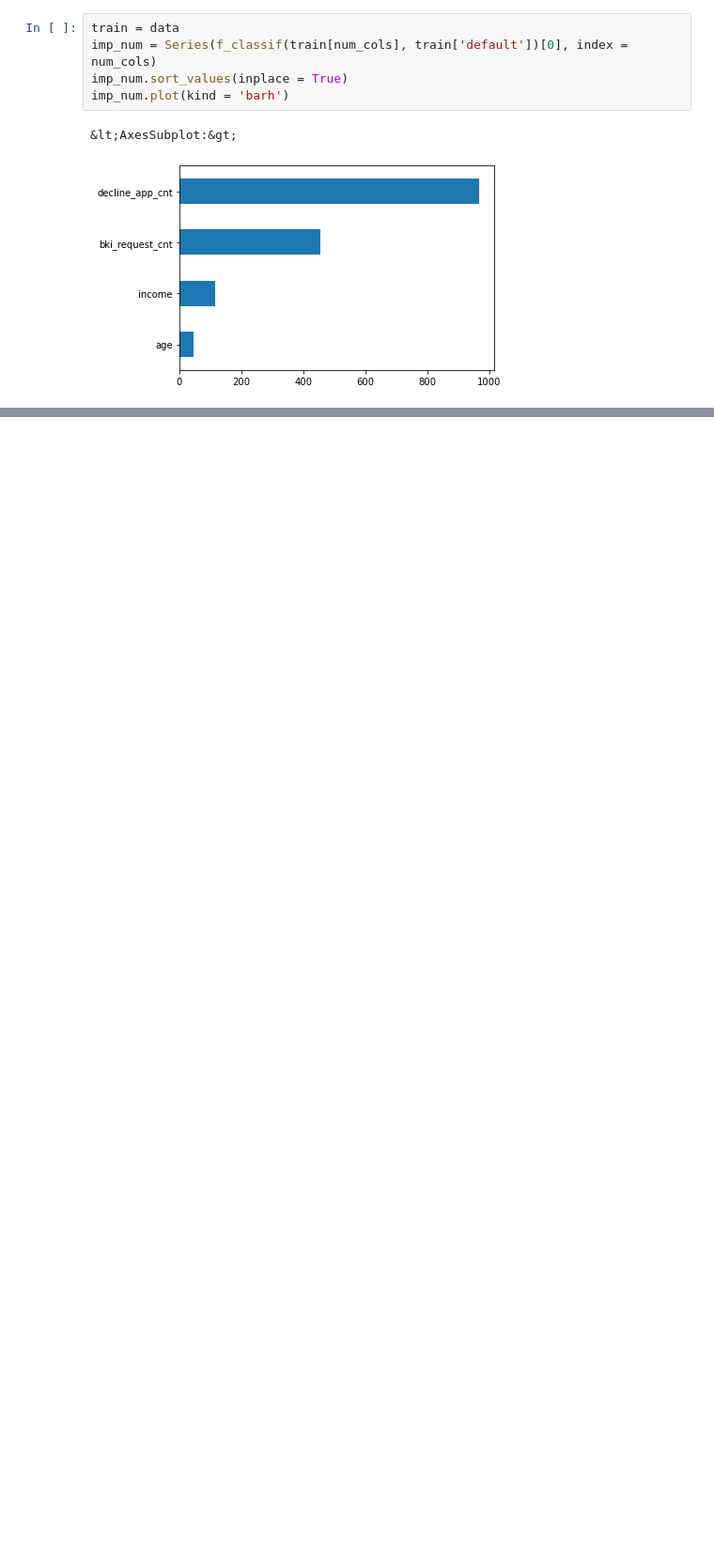
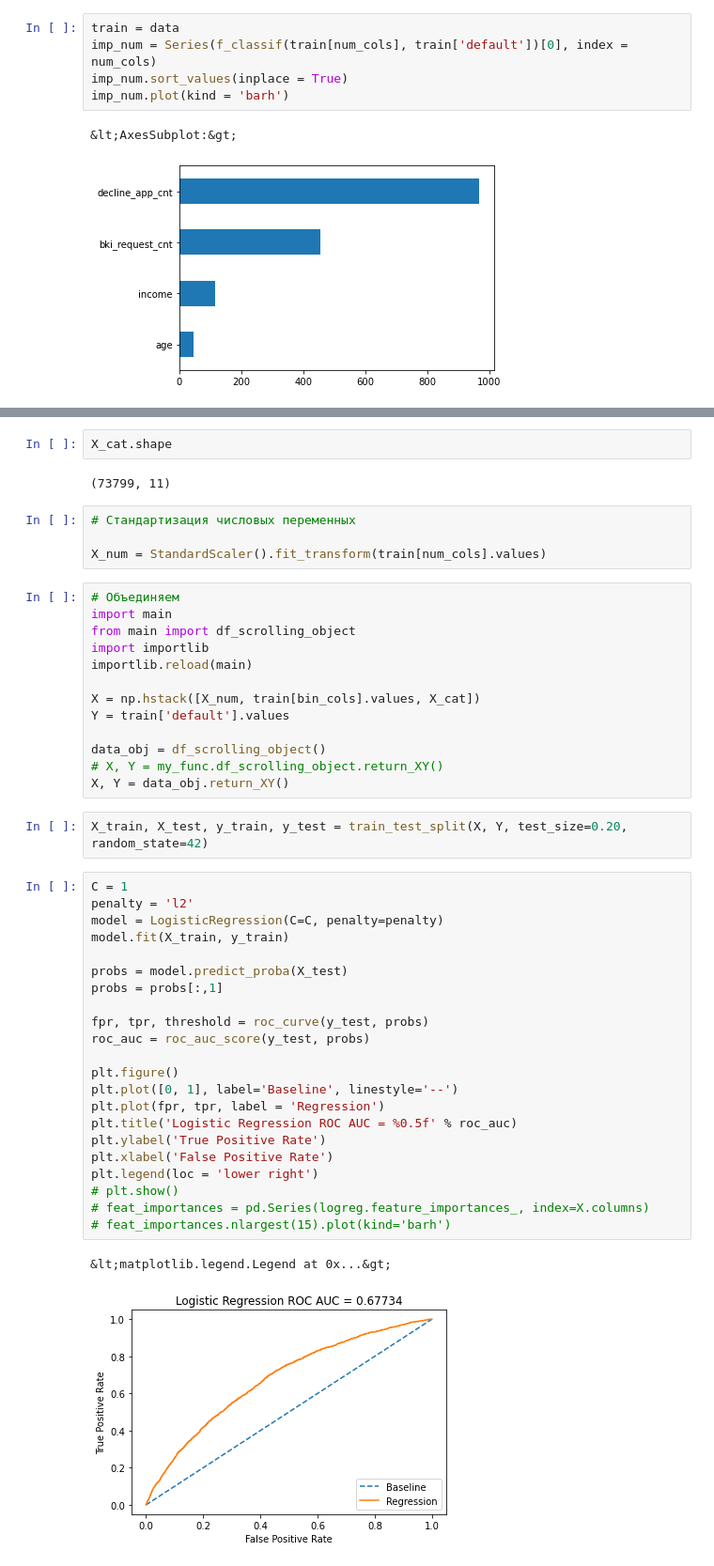
Before and after one commit to aberkoveo/skillfactory, a Jupyter notebook: Projects/Project_4/scorring_project_4.ipynb, the cells around one changed output, grey strips where cells are left out. Shown at 94% size. Drawn from its saved outputs; the diff is of its cells as text; blank space fills up the shorter version.

```diff
--- a/Projects/Project_4/scorring_project_4.ipynb
+++ b/Projects/Project_4/scorring_project_4.ipynb
@@ -145,0 +143,48 @@ data
+# %%
+X_cat.shape
+# %% [output]
+(73799, 11)
+# %%
+# Стандартизация числовых переменных
+
+X_num = StandardScaler().fit_transform(train[num_cols].values)
+# %%
+# Объединяем
+import main
+from main import df_scrolling_object
+import importlib
+importlib.reload(main)
+
+X = np.hstack([X_num, train[bin_cols].values, X_cat])
+Y = train['default'].values
+
+data_obj = df_scrolling_object()
+# X, Y = my_func.df_scrolling_object.return_XY()
+X, Y = data_obj.return_XY()
+# %%
+X_train, X_test, y_train, y_test = train_test_split(X, Y, test_size=0.20, random_state=42)
+# %%
+C = 1
+penalty = 'l2'
+model = LogisticRegression(C=C, penalty=penalty)
+model.fit(X_train, y_train)
+
+probs = model.predict_proba(X_test)
+probs = probs[:,1]
+
+fpr, tpr, threshold = roc_curve(y_test, probs)
+roc_auc = roc_auc_score(y_test, probs)
+
+plt.figure()
+plt.plot([0, 1], label='Baseline', linestyle='--')
+plt.plot(fpr, tpr, label = 'Regression')
+plt.title('Logistic Regression ROC AUC = %0.5f' % roc_auc)
+plt.ylabel('True Positive Rate')
+plt.xlabel('False Positive Rate')
+plt.legend(loc = 'lower right')
+# plt.show()
+# feat_importances = pd.Series(logreg.feature_importances_, index=X.columns)
+# feat_importances.nlargest(15).plot(kind='barh')
+# %% [output]
+&lt;matplotlib.legend.Legend at 0x...&gt;
+[figure, added]
```
Also changed, not shown: parts of 18 cells of this notebook, 3 other files.
